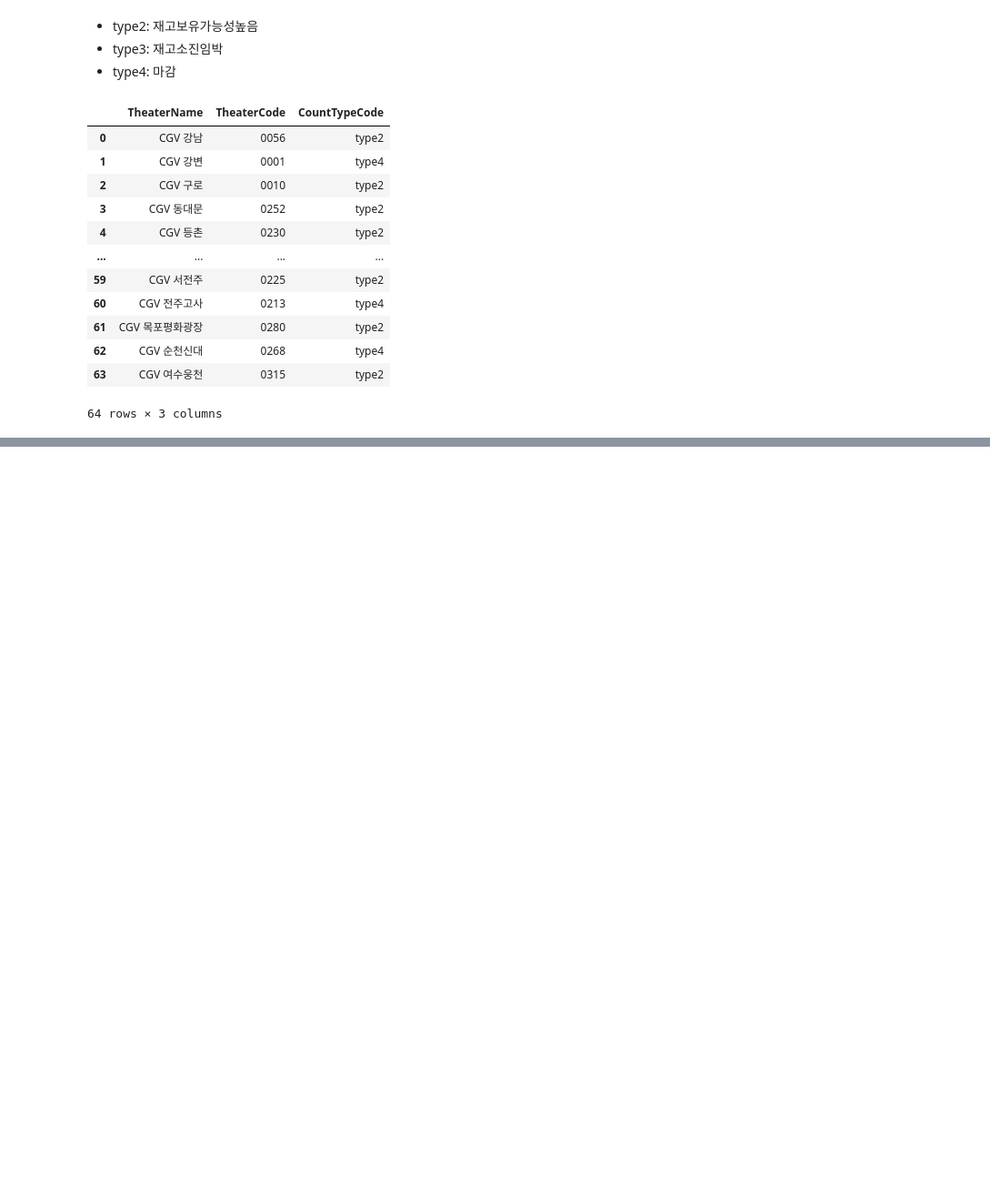
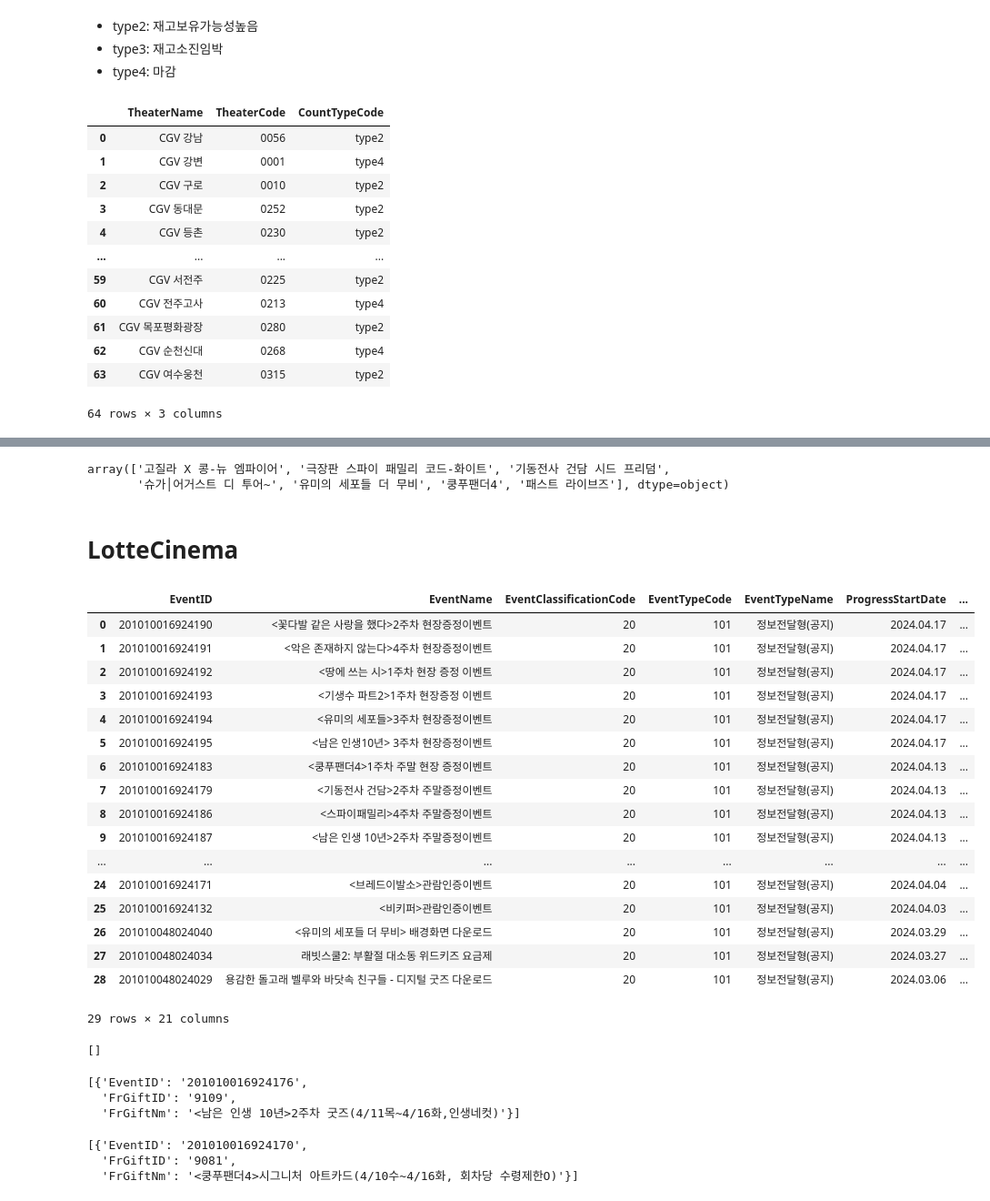
Before and after one commit to yu901/data_analysis, a Jupyter notebook: notebook/movie goods.ipynb, the cells around one changed output, grey strips where cells are left out. Shown: that part at 91% size. Saved outputs shown, nothing was run; the diff lists cells and outputs as text; code cells hidden in the pictures; blank space fills up the shorter version.

Commit message:
LotteCinema 예시 추가

```diff
--- a/notebook/movie goods.ipynb
+++ b/notebook/movie goods.ipynb
@@ -114,0 +145,77 @@ Theaters
+# %%
+GoodsStatus["movie"].unique()
+# %% [output]
+array(['고질라 X 콩-뉴 엠파이어', '극장판 스파이 패밀리 코드-화이트', '기동전사 건담 시드 프리덤',
+       '슈가│어거스트 디 투어~', '유미의 세포들 더 무비', '쿵푸팬더4', '패스트 라이브즈'], dtype=object)
+# %% [markdown]
+# LotteCinema
+# %%
+url = "https://event.lottecinema.co.kr/LCWS/Event/EventData.aspx"
+body = {
+    "ParamList": '{"MethodName":"GetEventLists","channelType":"","osType":"","osVersion":"","EventClassificationCode":"20","SearchText":"","CinemaID":"","PageNo":1,"PageSize":100,"MemberNo":"0"}'
+}
+response = requests.post(url, data=body)
+text = response.text
+loads = json.loads(text)
+# %%
+pd.DataFrame(loads["Items"])
+# %% [output]
+|  | EventID | EventName | EventClassificationCode | EventTypeCode | EventTypeName | ProgressStartDate | ... |
+| 0 | 201010016924190 | <꽃다발 같은 사랑을 했다>2주차 현장증정이벤트 | 20 | 101 | 정보전달형(공지) | 2024.04.17 | ... |
+| 1 | 201010016924191 | <악은 존재하지 않는다>4주차 현장증정이벤트 | 20 | 101 | 정보전달형(공지) | 2024.04.17 | ... |
+| 2 | 201010016924192 | <땅에 쓰는 시>1주차 현장 증정 이벤트 | 20 | 101 | 정보전달형(공지) | 2024.04.17 | ... |
+| 3 | 201010016924193 | <기생수 파트2>1주차 현장증정 이벤트 | 20 | 101 | 정보전달형(공지) | 2024.04.17 | ... |
+| 4 | 201010016924194 | <유미의 세포들>3주차 현장증정이벤트 | 20 | 101 | 정보전달형(공지) | 2024.04.17 | ... |
+| 5 | 201010016924195 | <남은 인생10년> 3주차 현장증정이벤트 | 20 | 101 | 정보전달형(공지) | 2024.04.17 | ... |
+| 6 | 201010016924183 | <쿵푸팬더4>1주차 주말 현장 증정이벤트 | 20 | 101 | 정보전달형(공지) | 2024.04.13 | ... |
+| 7 | 201010016924179 | <기동전사 건담>2주차 주말증정이벤트 | 20 | 101 | 정보전달형(공지) | 2024.04.13 | ... |
+| 8 | 201010016924186 | <스파이패밀리>4주차 주말증정이벤트 | 20 | 101 | 정보전달형(공지) | 2024.04.13 | ... |
+| 9 | 201010016924187 | <남은 인생 10년>2주차 주말증정이벤트 | 20 | 101 | 정보전달형(공지) | 2024.04.13 | ... |
+| ... | ... | ... | ... | ... | ... | ... | ... |
+| 24 | 201010016924171 | <브레드이발소>관람인증이벤트 | 20 | 101 | 정보전달형(공지) | 2024.04.04 | ... |
+| 25 | 201010016924132 | <비키퍼>관람인증이벤트 | 20 | 101 | 정보전달형(공지) | 2024.04.03 | ... |
+| 26 | 201010048024040 | <유미의 세포들 더 무비> 배경화면 다운로드 | 20 | 101 | 정보전달형(공지) | 2024.03.29 | ... |
+| 27 | 201010048024034 | 래빗스쿨2: 부활절 대소동 위드키즈 요금제 | 20 | 101 | 정보전달형(공지) | 2024.03.27 | ... |
+| 28 | 201010048024029 | 용감한 돌고래 벨루와 바닷속 친구들 - 디지털 굿즈 다운로드 | 20 | 101 | 정보전달형(공지) | 2024.03.06 | ... |
+29 rows × 21 columns
+# %%
+# EventID = "201010016924170"
+EventID = "201010016924184"
+url = "https://event.lottecinema.co.kr/LCWS/Event/EventData.aspx"
+body = {
+    "ParamList": '{"MethodName":"GetInfomationDeliveryEventDetail","channelType":"","osType":"","osVersion":"","EventID":%s}' % (EventID)
+}
+response = requests.post(url, data=body)
+text = response.text
+loads = json.loads(text)
+loads["InfomationDeliveryEventDetail"][0]["GoodsGiftItems"]
+# %% [output]
+[]
+# %%
+EventID = "201010016924176"
+url = "https://event.lottecinema.co.kr/LCWS/Event/EventData.aspx"
+body = {
+    "ParamList": '{"MethodName":"GetInfomationDeliveryEventDetail","channelType":"","osType":"","osVersion":"","EventID":%s}' % (EventID)
+}
+response = requests.post(url, data=body)
+text = response.text
+loads = json.loads(text)
+loads["InfomationDeliveryEventDetail"][0]["GoodsGiftItems"]
+# %% [output]
+[{'EventID': '201010016924176',
+  'FrGiftID': '9109',
+  'FrGiftNm': '<남은 인생 10년>2주차 굿즈(4/11목~4/16화,인생네컷)'}]
+# %%
+EventID = "201010016924170"
+url = "https://event.lottecinema.co.kr/LCWS/Event/EventData.aspx"
+body = {
+    "ParamList": '{"MethodName":"GetInfomationDeliveryEventDetail","channelType":"","osType":"","osVersion":"","EventID":%s}' % (EventID)
+}
+response = requests.post(url, data=body)
+text = response.text
+loads = json.loads(text)
+loads["InfomationDeliveryEventDetail"][0]["GoodsGiftItems"]
+# %% [output]
+[{'EventID': '201010016924170',
+  'FrGiftID': '9081',
+  'FrGiftNm': '<쿵푸팬더4>시그니처 아트카드(4/10수~4/16화, 회차당 수령제한O)'}]
```
Also changed, not shown: parts of 6 cells of this notebook.
